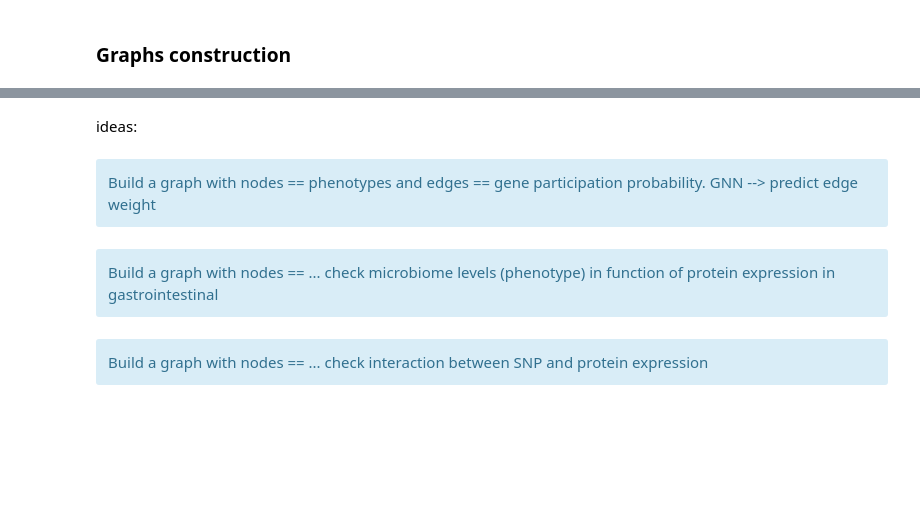
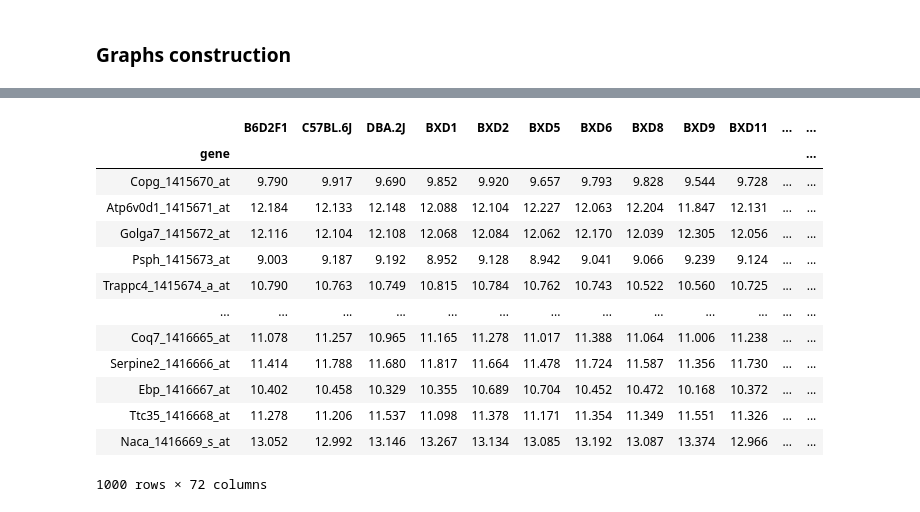
Before and after one commit to raphaelreiss/Network_tour_of_mice_genetics, a Jupyter notebook: NTDS_MICE_GENETICS.ipynb, the cells around one changed output, grey strips where cells are left out. Drawn from its saved outputs; the diff is of its cells as text; code cells hidden in the pictures; blank space fills up the shorter version.

```diff
--- a/NTDS_MICE_GENETICS.ipynb
+++ b/NTDS_MICE_GENETICS.ipynb
@@ -120,8 +101,0 @@ from matplotlib import pyplot as plt
-# %% [markdown]
-ideas:
-# %% [markdown]
-<div class="alert alert-block alert-info"> Build a graph with nodes == phenotypes and edges == gene participation probability. GNN --> predict edge weight
-# %% [markdown]
-<div class="alert alert-block alert-info"> Build a graph with nodes == ... check microbiome levels (phenotype) in function of protein expression in gastrointestinal
-# %% [markdown]
-<div class="alert alert-block alert-info"> Build a graph with nodes == ... check interaction between SNP and protein expression
@@ -127,0 +105,18 @@ ideas:
+# %%
+expressionEye = expressionEye.astype("float32")
+expressionEye
+# %% [output]
+|  | B6D2F1 | C57BL.6J | DBA.2J | BXD1 | BXD2 | BXD5 | BXD6 | BXD8 | BXD9 | BXD11 | ... | ... |
+| gene |  |  |  |  |  |  |  |  |  |  |  | ... |
+| Copg_1415670_at | 9.790 | 9.917 | 9.690 | 9.852 | 9.920 | 9.657 | 9.793 | 9.828 | 9.544 | 9.728 | ... | ... |
+| Atp6v0d1_1415671_at | 12.184 | 12.133 | 12.148 | 12.088 | 12.104 | 12.227 | 12.063 | 12.204 | 11.847 | 12.131 | ... | ... |
+| Golga7_1415672_at | 12.116 | 12.104 | 12.108 | 12.068 | 12.084 | 12.062 | 12.170 | 12.039 | 12.305 | 12.056 | ... | ... |
+| Psph_1415673_at | 9.003 | 9.187 | 9.192 | 8.952 | 9.128 | 8.942 | 9.041 | 9.066 | 9.239 | 9.124 | ... | ... |
+| Trappc4_1415674_a_at | 10.790 | 10.763 | 10.749 | 10.815 | 10.784 | 10.762 | 10.743 | 10.522 | 10.560 | 10.725 | ... | ... |
+| ... | ... | ... | ... | ... | ... | ... | ... | ... | ... | ... | ... | ... |
+| Coq7_1416665_at | 11.078 | 11.257 | 10.965 | 11.165 | 11.278 | 11.017 | 11.388 | 11.064 | 11.006 | 11.238 | ... | ... |
+| Serpine2_1416666_at | 11.414 | 11.788 | 11.680 | 11.817 | 11.664 | 11.478 | 11.724 | 11.587 | 11.356 | 11.730 | ... | ... |
+| Ebp_1416667_at | 10.402 | 10.458 | 10.329 | 10.355 | 10.689 | 10.704 | 10.452 | 10.472 | 10.168 | 10.372 | ... | ... |
+| Ttc35_1416668_at | 11.278 | 11.206 | 11.537 | 11.098 | 11.378 | 11.171 | 11.354 | 11.349 | 11.551 | 11.326 | ... | ... |
+| Naca_1416669_s_at | 13.052 | 12.992 | 13.146 | 13.267 | 13.134 | 13.085 | 13.192 | 13.087 | 13.374 | 12.966 | ... | ... |
+1000 rows × 72 columns
```
Also changed, not shown: parts of 16 cells of this notebook.
